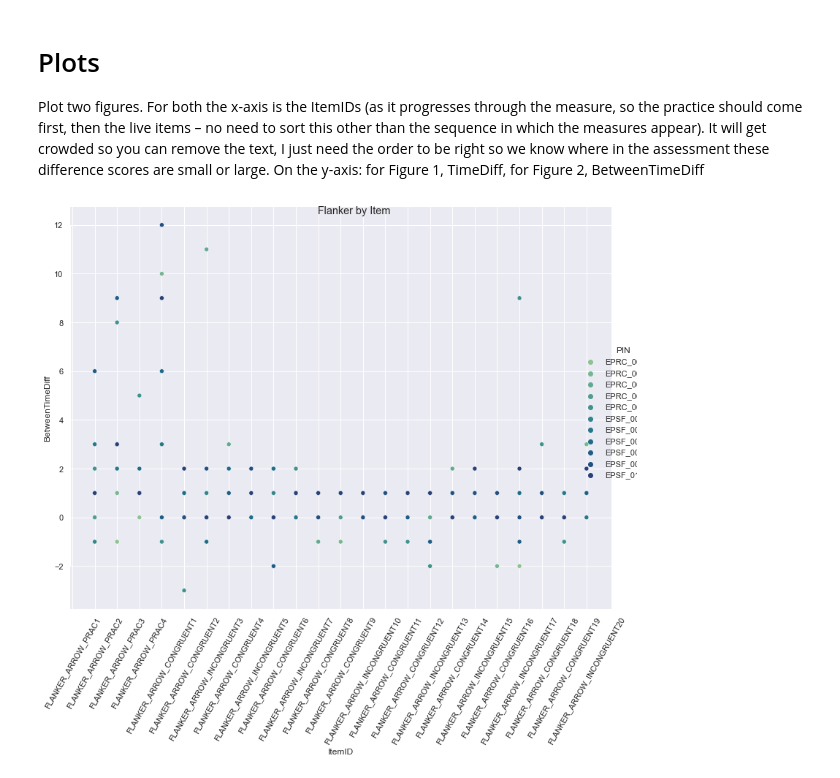
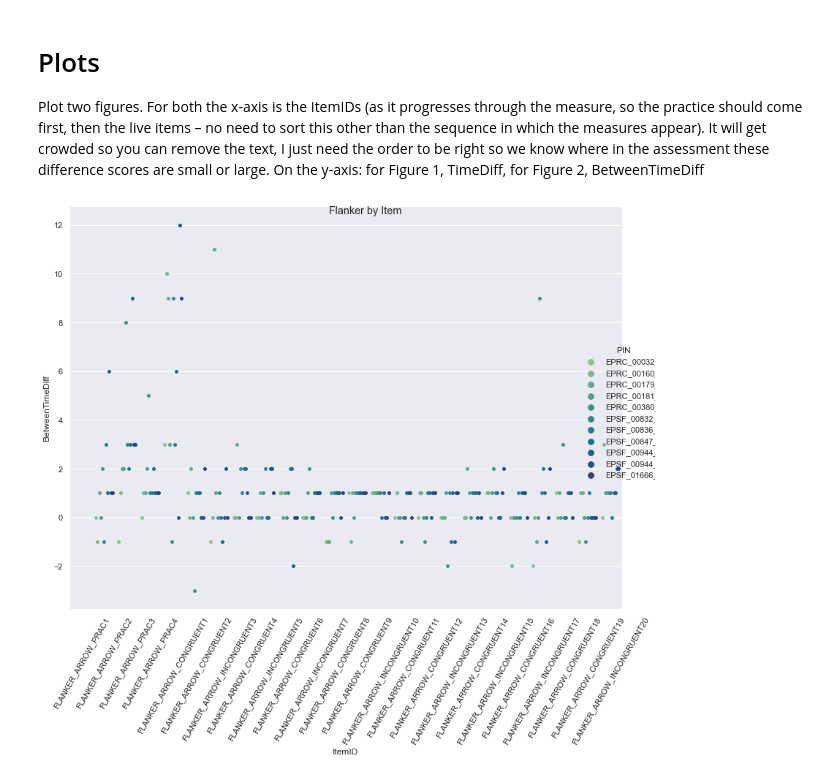
Before and after one commit to tianchu-shu/NWMSS, a Jupyter notebook: Timing_issue.ipynb, the cells around one changed output. Saved outputs shown, nothing was run; the diff lists cells and outputs as text; code cells hidden in the pictures.

Commit message:
updated the plots with jitter

```diff
--- a/Timing_issue.ipynb
+++ b/Timing_issue.ipynb
@@ -277,18 +276,16 @@ On the y-axis: for Figure 1, TimeDiff, for Figure 2, BetweenTimeDiff
 # %%
 # Import seaborn
 import seaborn as sns
 import matplotlib.pyplot as plt
-
-# Apply the default theme
 sns.set() #change style
 
-# Create a visualization
-g=sns.relplot(data=flanker,  x="ItemID", y="BetweenTimeDiff", hue='PIN',palette="crest",height=8.27, aspect=11.7/8.27)
+#the points are adjusted (only along the categorical axis) so that they don’t overlap.
+g=sns.catplot(data=flanker,  x="ItemID", y="BetweenTimeDiff", hue='PIN',palette="crest", dodge=True, kind="swarm",
+                height=8.27, aspect=11.7/8.27)
 g.set_xticklabels(rotation=60)
-g.despine(trim=True)
 g.fig.suptitle("Flanker by Item")
 leg = g._legend
 leg.set_bbox_to_anchor([0.9,0.8])   # coordinates of lower left of bounding box
 # %% [output]
-[figure, old version]
+[figure, new version]
 # %%
```
Also changed, not shown: parts of 8 cells of this notebook.
